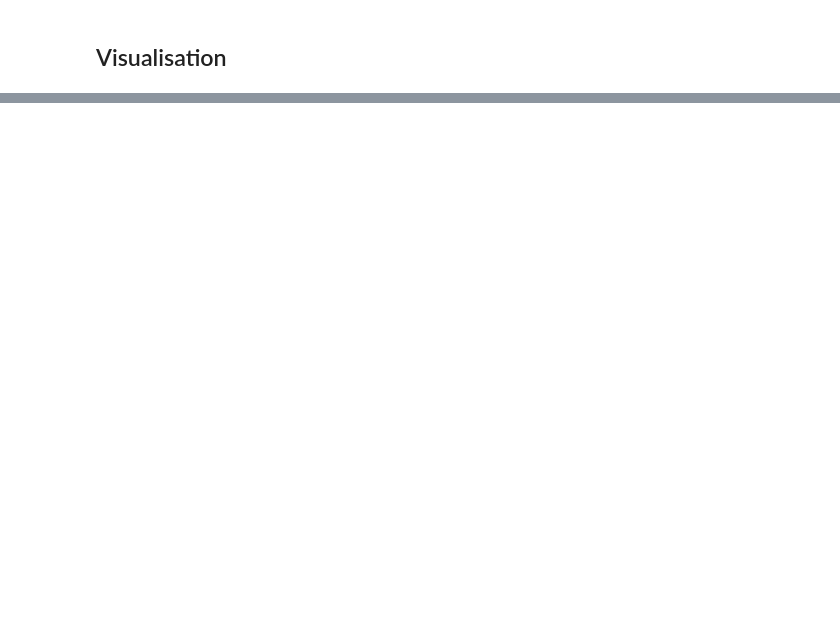
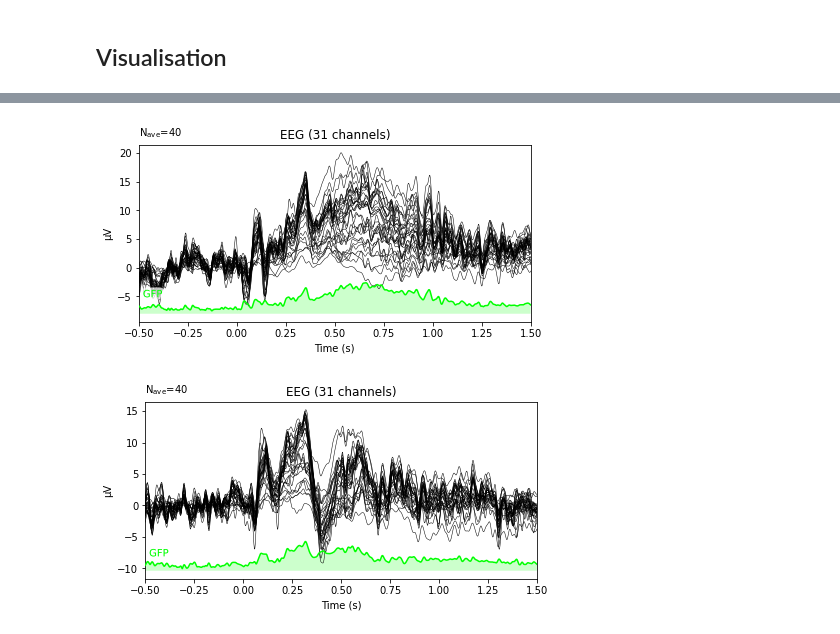
Before and after one commit to Louisenyholm/ACN_2021, a Jupyter notebook: data_scripts/portfolio.ipynb, the cells around one changed output, grey strips where cells are left out. Cells and saved outputs as stored; diff of their text form; code cells hidden in the pictures; blank space fills up the shorter version.

```diff
--- a/data_scripts/portfolio.ipynb
+++ b/data_scripts/portfolio.ipynb
@@ -244,0 +289,6 @@ IndentationError: unexpected indent (<ipython-input-70-6e1806624e65>, line 4)
+# %%
+# Extracting failed and successful inhibition epochs
+failed_inhibition_epochs = epochs['failed_inhibition']
+successful_inhibition_epochs = epochs['successful_inhibition']
+
+failed_inhibition_epochs #40 auditory events and thus epochs (same for successful)
@@ -244,0 +325,15 @@ IndentationError: unexpected indent (<ipython-input-70-6e1806624e65>, line 4)
+# %%
+#Averaging the epochs in each condition (failed vs. successful inhibition) to get an estimate of evoked responses
+failed_evoked = failed_inhibition_epochs.average()
+successful_evoked = successful_inhibition_epochs.average()
+# %%
+#Global field power plots (showing the variance aka sds)
+failed_evoked.plot(gfp=True);
+successful_evoked.plot(gfp=True);
+
+#when the gfp is high, sd is big between the channels - seems like for successful, there is less variation
+# between electrodes/channels, particularly between 400-1000ms. Seems more homogenous sd throughout the whole epoch
+# while, there is a bigger "peak" in sd in the failed inhibition.
+# %% [output]
+[figure, added]
+[figure, added]
```
Also changed, not shown: parts of 30 cells of this notebook, 1 other file.
